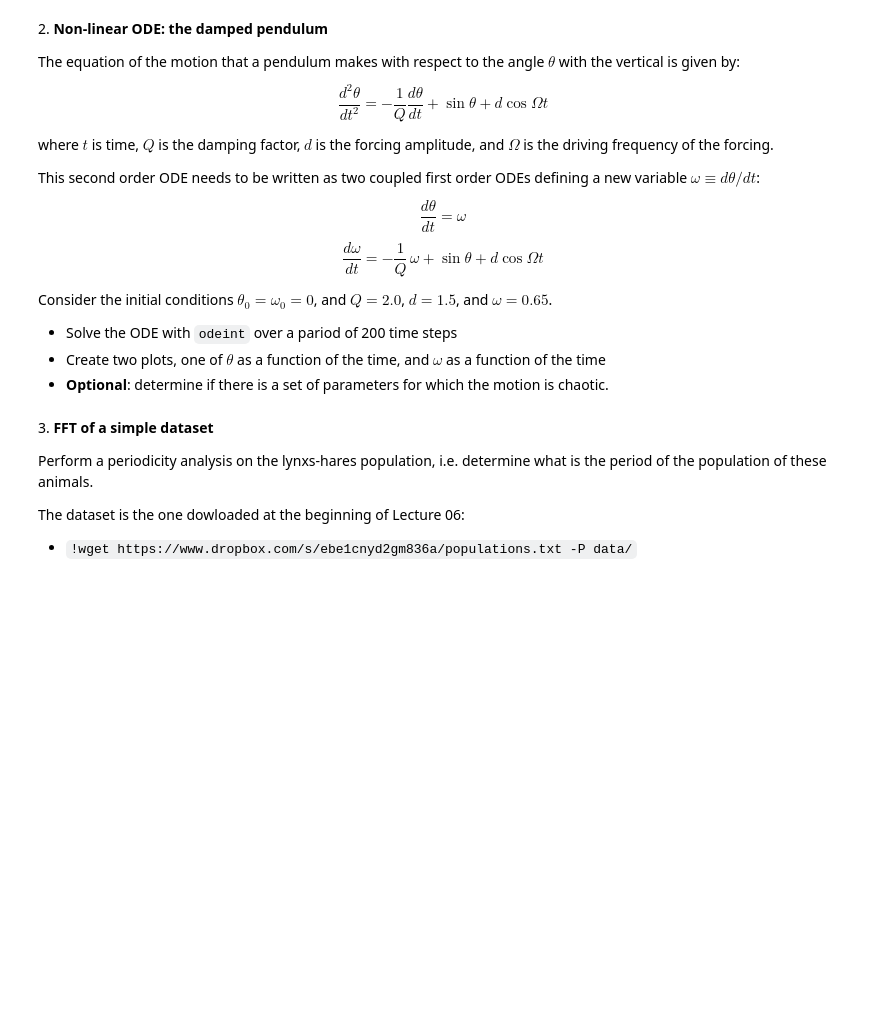
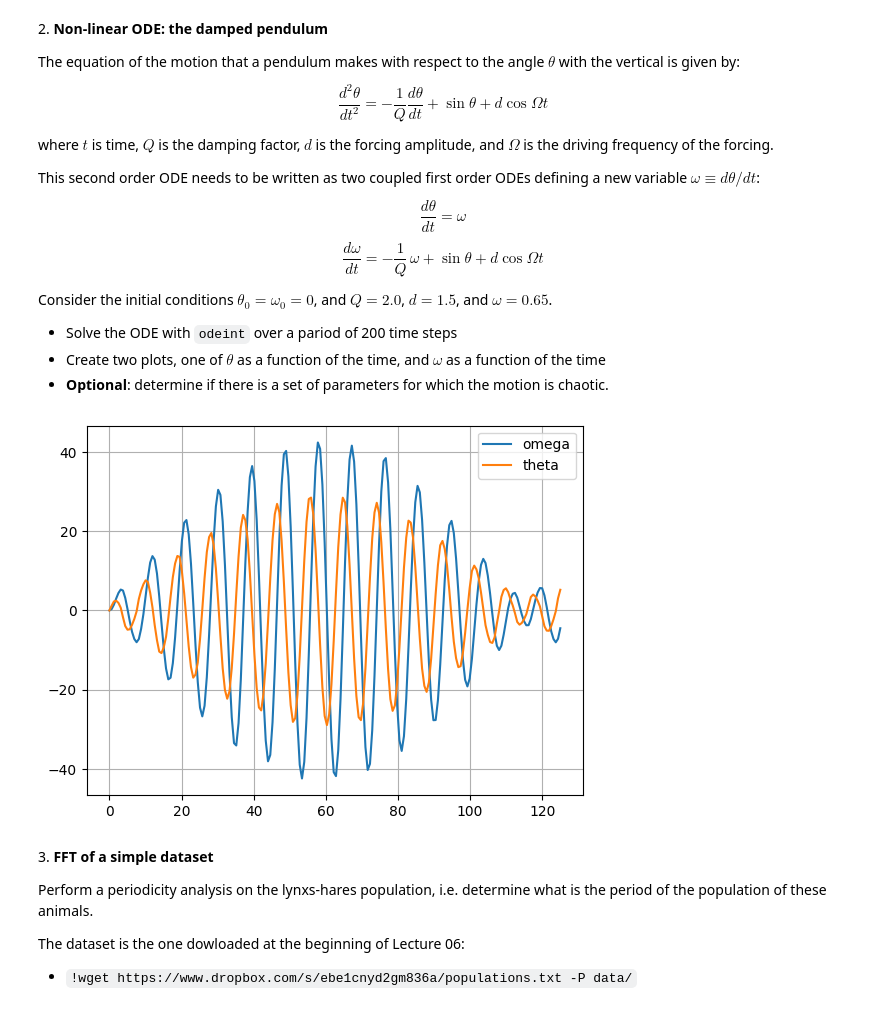
Before and after one commit to cemreaka/ScientificComputingWithPython2022, a Jupyter notebook: 9/09ex_numerical.ipynb, the cells around one changed output. Saved outputs shown, nothing was run; the diff lists cells and outputs as text; code cells hidden in the pictures; blank space fills up the shorter version.

```diff
--- a/9/09ex_numerical.ipynb
+++ b/9/09ex_numerical.ipynb
@@ -64,6 +84,24 @@ Consider the initial conditions $\theta_0 = \omega_0 = 0$, and $Q = 2.0$, $d = 1
  - Solve the ODE with `odeint` over a pariod of 200 time steps
  - Create two plots, one of $\theta$ as a function of the time, and $\omega$ as a function of the time
  - **Optional**: determine if there is a set of parameters for which the motion is chaotic.
+# %%
+def f(X, t, Q, d, w):
+    return(X[1], -1/Q*X[0] + np.sin(X[1]) + d*np.cos(w*t))
+# %%
+t = np.linspace(0, 125, 200)
+x = (0, 0)
+Q = 2.0
+d = 1.5
+w = 0.65
+X = odeint(f, x, t, args=(Q,d,w))
+# %%
+plt.plot(t, X[:, 0], label="omega")
+plt.plot(t, X[:, 1], label="theta")
+plt.grid()
+plt.legend()
+plt.show()
+# %% [output]
+[figure, added]
 # %% [markdown]
 3\. **FFT of a simple dataset**
 
```
Also changed, not shown: parts of 15 cells of this notebook, 1 other file.
